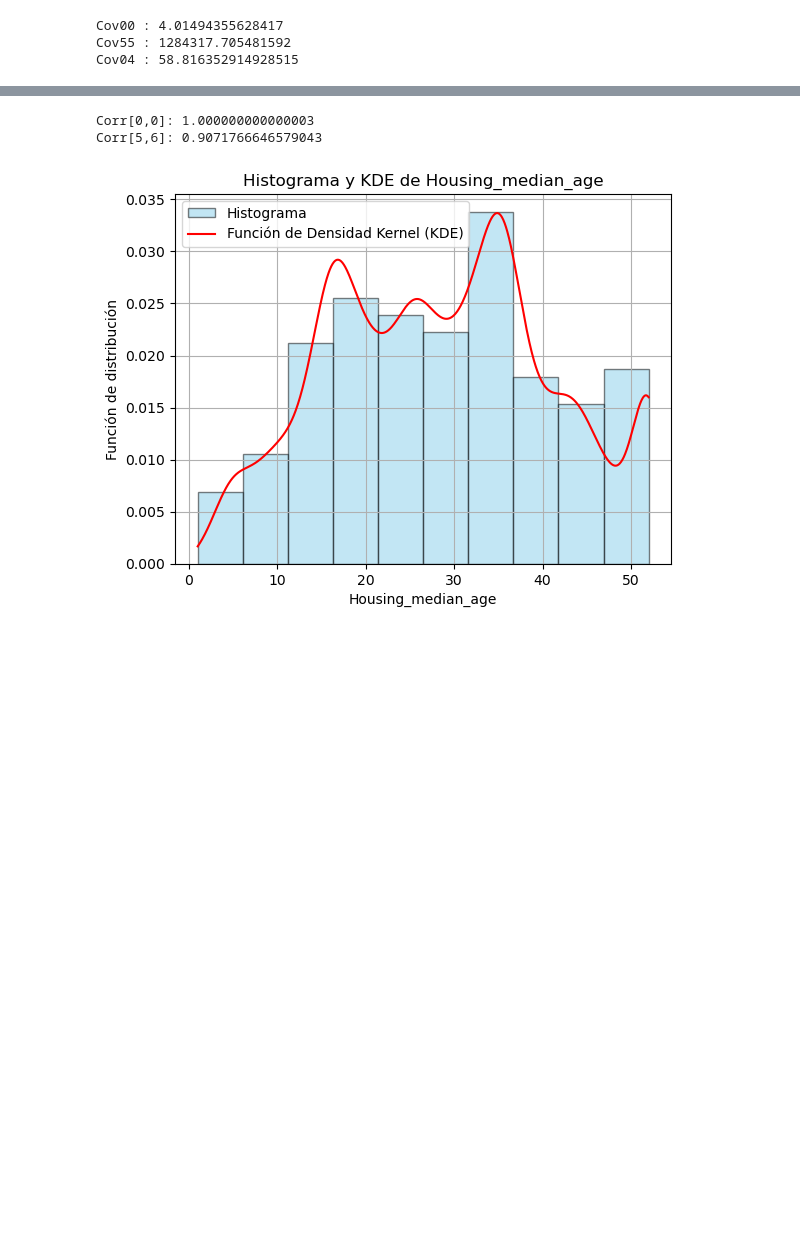
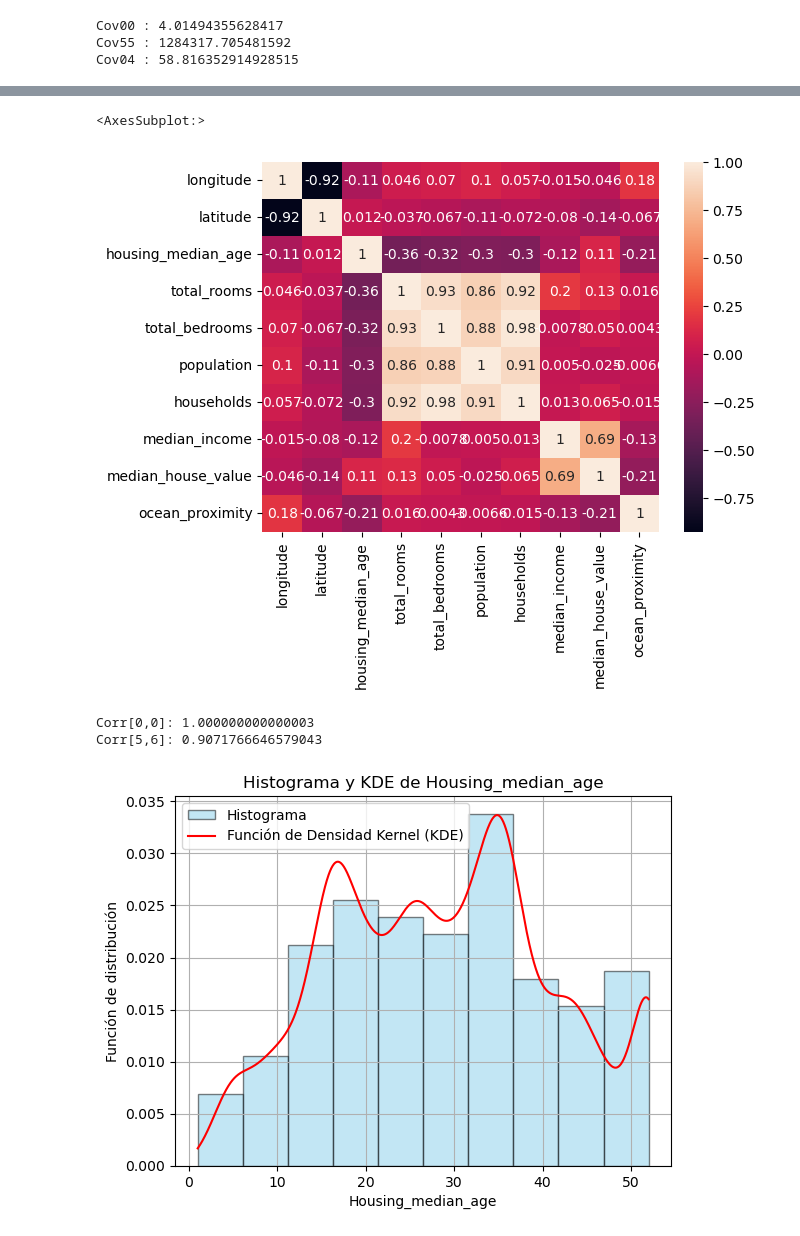
Before and after one commit to francfer-art/Housing, a Jupyter notebook: clean.ipynb, the cells around one changed output, grey strips where cells are left out. Saved outputs shown, nothing was run; the diff lists cells and outputs as text; code cells hidden in the pictures; blank space fills up the shorter version.

```diff
--- a/clean.ipynb
+++ b/clean.ipynb
@@ -294,6 +351,11 @@ corr
 | median_income | -0.015464 | -0.079796 | -0.118191 | 0.197822 | -0.007767 | 0.004989 | 0.013350 | ... |
 | median_house_value | -0.045642 | -0.144312 | 0.106077 | 0.133516 | 0.049792 | -0.025069 | 0.065122 | ... |
 | ocean_proximity | 0.180960 | -0.067288 | -0.207248 | 0.016288 | 0.004288 | -0.006583 | -0.015154 | ... |
+# %%
+sns.heatmap(corr, annot=True)
+# %% [output]
+<AxesSubplot:>
+[figure, added]
 # %%
 #Correlación usando la fórmula teórica: r = Cov(x, y) / (std(x) * std(y))
 corr00 = cov.iloc[0, 0] / (std_devs[0] * std_devs[0])
```
Also changed, not shown: parts of 7 cells of this notebook, 2 other files.
